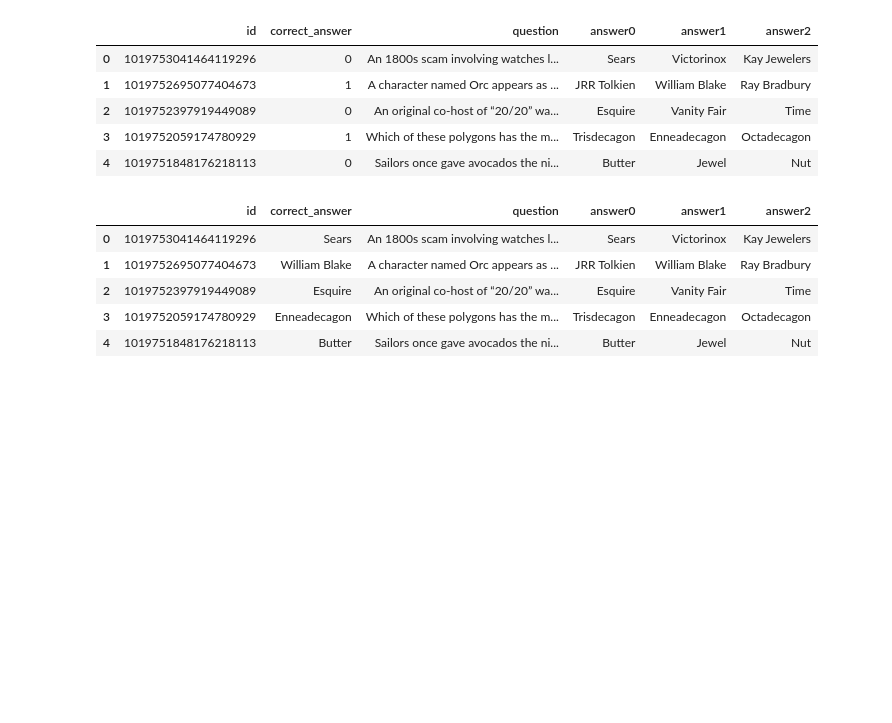
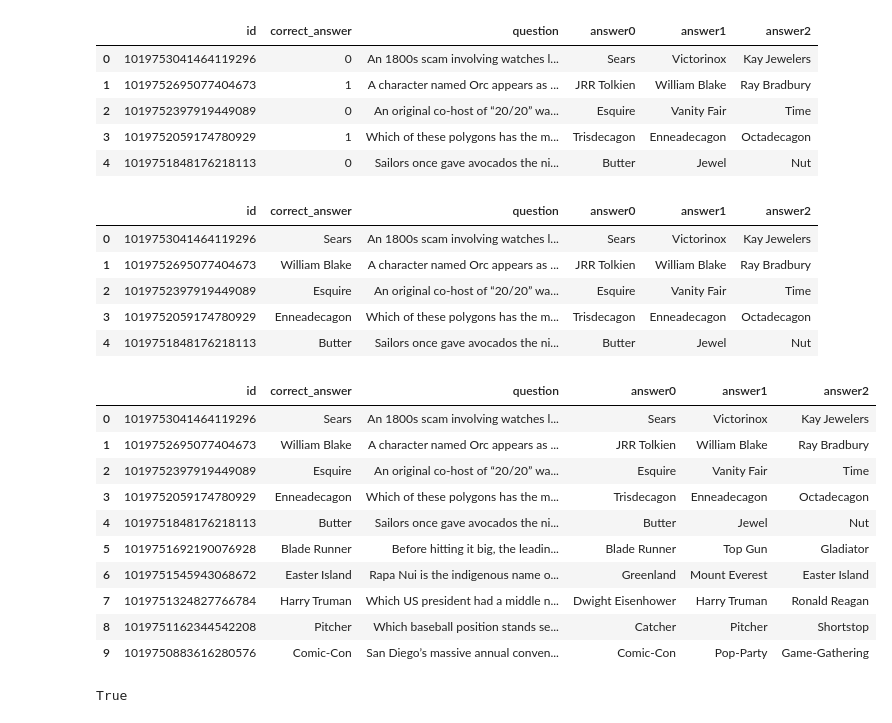
Before and after one commit to ketan0/hqtriviabot, a Jupyter notebook: triviabottests.ipynb, the cells around one changed output. Drawn from its saved outputs; the diff is of its cells as text; code cells hidden in the pictures; blank space fills up the shorter version.

```diff
--- a/triviabottests.ipynb
+++ b/triviabottests.ipynb
@@ -329,3 +424,22 @@ df.head()
 | 4 | 1019751848176218113 | Butter | Sailors once gave avocados the ni... | Butter | Jewel | Nut |
 # %%
 df.to_csv('HQquestions_clean.csv')
+# %%
+df.head(n=10)
+# %% [output]
+|  | id | correct_answer | question | answer0 | answer1 | answer2 |
+| 0 | 1019753041464119296 | Sears | An 1800s scam involving watches l... | Sears | Victorinox | Kay Jewelers |
+| 1 | 1019752695077404673 | William Blake | A character named Orc appears as ... | JRR Tolkien | William Blake | Ray Bradbury |
+| 2 | 1019752397919449089 | Esquire | An original co-host of “20/20” wa... | Esquire | Vanity Fair | Time |
+| 3 | 1019752059174780929 | Enneadecagon | Which of these polygons has the m... | Trisdecagon | Enneadecagon | Octadecagon |
+| 4 | 1019751848176218113 | Butter | Sailors once gave avocados the ni... | Butter | Jewel | Nut |
+| 5 | 1019751692190076928 | Blade Runner | Before hitting it big, the leadin... | Blade Runner | Top Gun | Gladiator |
+| 6 | 1019751545943068672 | Easter Island | Rapa Nui is the indigenous name o... | Greenland | Mount Everest | Easter Island |
+| 7 | 1019751324827766784 | Harry Truman | Which US president had a middle n... | Dwight Eisenhower | Harry Truman | Ronald Reagan |
+| 8 | 1019751162344542208 | Pitcher | Which baseball position stands se... | Catcher | Pitcher | Shortstop |
+| 9 | 1019750883616280576 | Comic-Con | San Diego’s massive annual conven... | Comic-Con | Pop-Party | Game-Gathering |
+# %%
+url = 'http://www.python.org/'
+webbrowser.open(url)
+# %% [output]
+True
```
Also changed, not shown: parts of 103 cells of this notebook, 3 other files.
